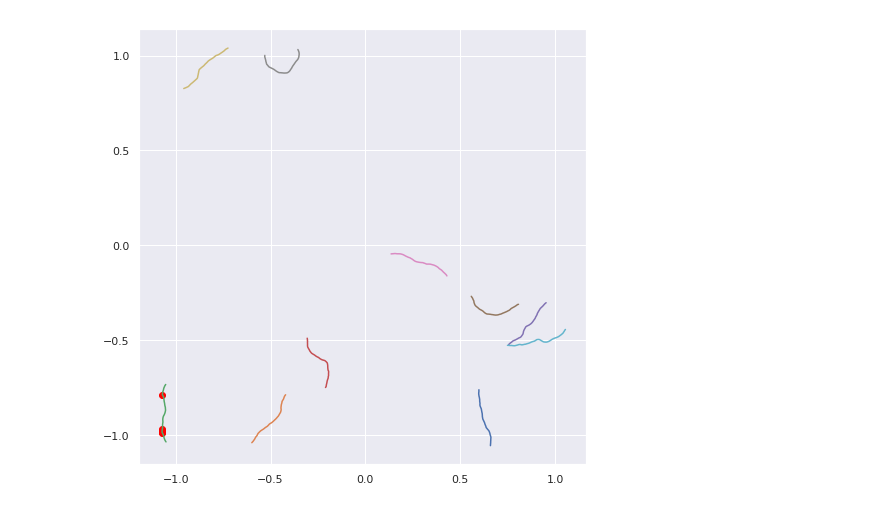
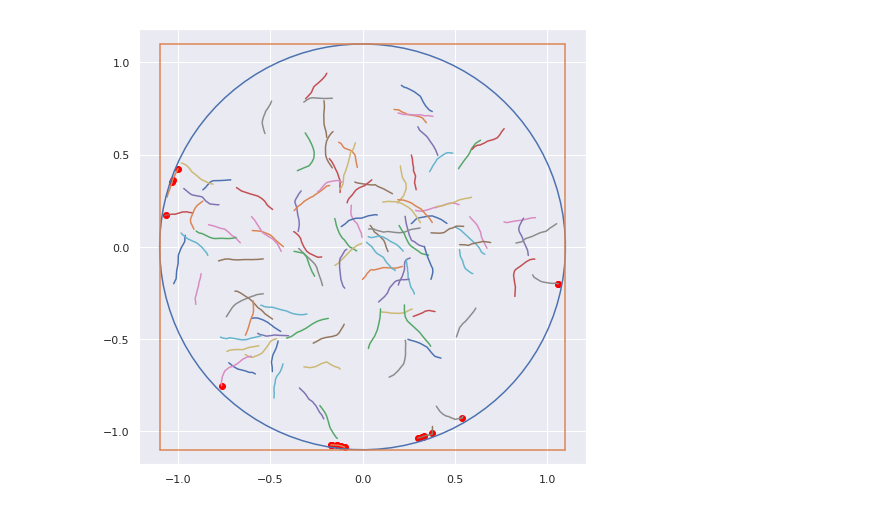
Before and after one commit to ganguli-lab/grid-pattern-formation, a Jupyter notebook: generate_mouse_trajectory.ipynb, the cells around one changed output. Cells and saved outputs as stored; diff of their text form; code cells hidden in the pictures.

```diff
--- a/generate_mouse_trajectory.ipynb
+++ b/generate_mouse_trajectory.ipynb
@@ -53,3 +53,5 @@ b = 0.13  #forward velocity rayleigh dist scale (m/sec)
+# %%
+samples = 11
 # %%
 # random velocity samples
 def generate_trajectory():
@@ -59,11 +61,12 @@ def generate_trajectory():
     head_dir = np.zeros(samples+1)
     turning = np.zeros(samples+1, dtype='bool')
 
-#     # For generating circular trajectory
-#     init_rad = np.random.uniform(0, 1.1)
-#     init_ang = np.random.uniform(0, 2*np.pi)
+    # For generating circular trajectory
+    init_rad = np.random.uniform(0, 1.1)
+    init_ang = np.random.uniform(0, 2*np.pi)
+    position[0] = init_rad * np.asarray([np.cos(init_ang), np.sin(init_ang)])
 
-    position[0] = np.random.uniform(-box_size, box_size, 2)
+#     position[0] = np.random.uniform(-box_size, box_size, 2)
     head_dir[0] = np.random.uniform(0,2*np.pi)
     ego_v = np.zeros(samples+1)
 
@@ -71,9 +74,13 @@ def generate_trajectory():
     random_turn = np.random.normal(mu, sigma, samples+1)
     random_vel = np.random.rayleigh(b, samples+1)
 
+    # stop at random times for 10 iters
+#     stop_idx = np.random.randint(samples)
+#     random_vel[stop_idx:stop_idx+5] = 0
+
     for i in range(1,samples+1):
         #If in border region, turn and slow down
-        d_wall, a_wall = min_dist_angle(position[i-1], head_dir[i-1] % (2*np.pi), box_size)
+        d_wall, a_wall = min_dist_angle_circular(position[i-1], head_dir[i-1] % (2*np.pi), box_size)
         if d_wall < border_region and np.abs(a_wall) < np.pi/2:
             turning[i-1] = 1
             turn_angle = np.sign(a_wall)* (np.pi/2 - np.abs(a_wall)) + dt*random_turn[i]
@@ -84,6 +91,8 @@ def generate_trajectory():
         #Take a step
         ego_v[i-1] = v*dt
         position[i] = position[i-1] + ego_v[i-1]*np.asarray([np.cos(head_dir[i-1]), np.sin(head_dir[i-1])])
+#         position[i] = np.mod(position[i] + 1.1, 2.2) - 1.1  # for periodic boundaries
+
         #Rotate head direction
         head_dir[i] = (head_dir[i-1] + turn_angle)
     ang_velocity = np.diff(head_dir)
@@ -91,19 +100,28 @@ def generate_trajectory():
     head_dir = (head_dir +np.pi) % (2*np.pi) - np.pi #Constrain head_dir to interval (-pi, pi)
     return position[:-1,0], position[:-1, 1], head_dir[:-1], ego_v[:-1], theta_x, theta_y, turning[:-1]
 # %%
-plt.figure(figsize=(8,8))
-for i in range(10):
-    sample_traj = generate_trajectory()
-    x = sample_traj[0]
-    y = sample_traj[1]
-    turning = sample_traj[-1]
-    plt.plot(x, y)
-    plt.scatter(x[turning], y[turning], c='red')
+def plot_sample_trajs(num_traj):
+    plt.figure(figsize=(8,8))
+    for i in range(num_traj):
+        sample_traj = generate_trajectory()
+        x = sample_traj[0]
+        y = sample_traj[1]
+        turning = sample_traj[-1]
+        plt.plot(x, y)
+        plt.scatter(x[turning], y[turning], c='red')
 
-plt.axis("equal")
-t = np.linspace(-np.pi, np.pi, 100)
-# plt.plot(box_size*np.cos(t), box_size*np.sin(t))
+    plt.axis("equal")
+    t = np.linspace(-np.pi, np.pi, 100)
+    plt.plot(box_size*np.cos(t), box_size*np.sin(t))
+    plt.plot(np.linspace(-box_size, box_size, 2),np.ones(2)*-box_size, c='C1')
+    plt.plot(np.linspace(-box_size, box_size, 2),np.ones(2)*box_size, c='C1')
+    plt.plot(np.ones(2)*-box_size,np.linspace(-box_size, box_size, 2), c='C1')
+    plt.plot(np.ones(2)*box_size,np.linspace(-box_size, box_size, 2), c='C1')
+#     plt.xlim([-1.2, 1.2])
+    plt.ylim([-1.2, 1.2])
+
+plot_sample_trajs(100)
 # %% [output]
-[figure, old version]
+[figure, new version]
 # %%
 import os
```
Also changed, not shown: parts of 11 cells of this notebook, 10 other files.
